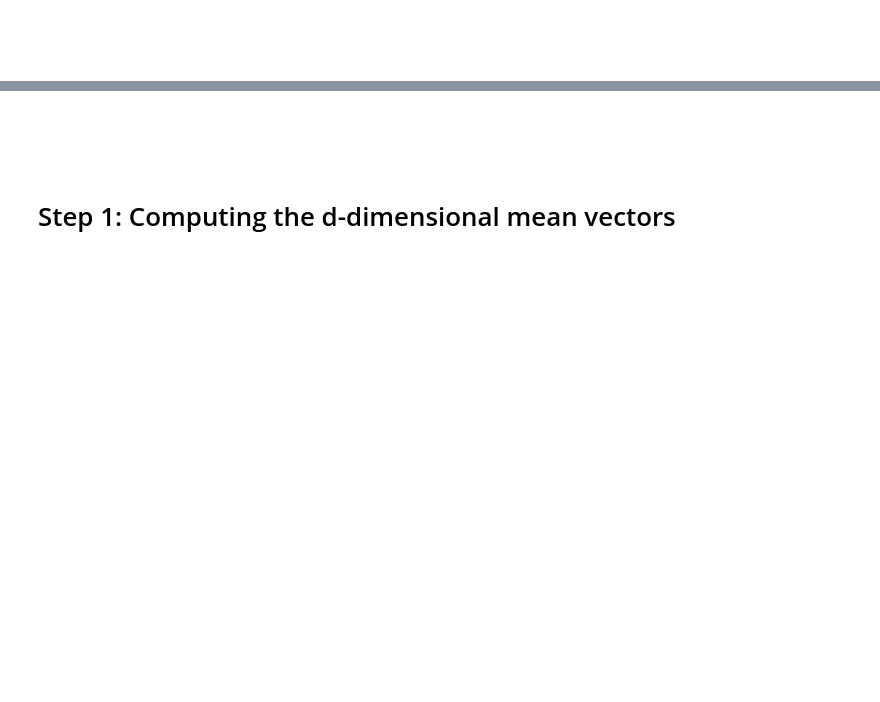
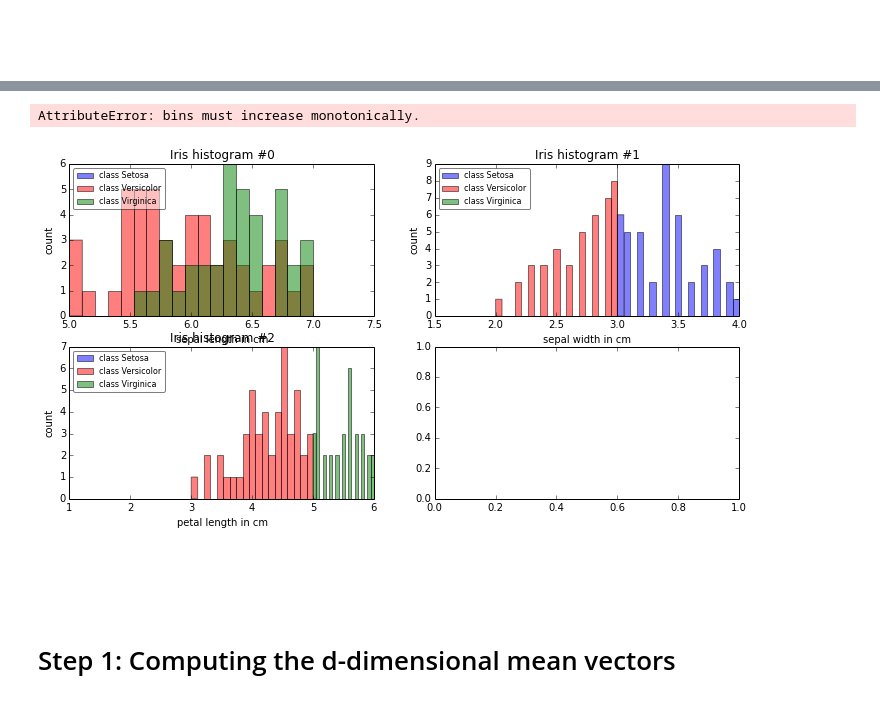
Before and after one commit to rasbt/pattern_classification, a Jupyter notebook: dimensionality_reduction/projection/linear_discriminant_analysis.ipynb, the cells around one changed output, grey strips where cells are left out. Drawn from its saved outputs; the diff is of its cells as text; code cells hidden in the pictures; blank space fills up the shorter version.

```diff
--- a/dimensionality_reduction/projection/linear_discriminant_analysis.ipynb
+++ b/dimensionality_reduction/projection/linear_discriminant_analysis.ipynb
@@ -242,0 +247,31 @@ plt.show()
+# %%
+fig, axes = plt.subplots(nrows=2, ncols=2, figsize=(12,6))
+
+
+
+for ax,cnt in zip(axes.ravel(), range(4)):
+    for lab,col in zip(range(1,4), ('blue', 'red', 'green')):
+
+        bins = np.linspace(math.ceil(np.min(X[y==lab, cnt])),
+                   math.floor(np.max(X[y==lab, cnt])),
+                   20) # fixed number of bins
+
+        ax.hist(X[y==lab, cnt],
+                   color=col,
+                   label='class %s' %label_dict[lab],
+                   bins=bins,
+                   alpha=0.5,)
+    leg = ax.legend(loc='upper left', fancybox=True, fontsize=8)
+    leg.get_frame().set_alpha(0.5)
+    ax.set_xlabel(feature_dict[cnt])
+    ax.set_ylabel('count')
+    ax.set_title('Iris histogram #%s' %cnt)
+
+fig.tight_layout()
+
+#plt.legend('upper right', fontsize=8)
+
+plt.show()
+# %% [output]
+AttributeError: bins must increase monotonically.
+[figure, added]
```
Also changed, not shown: parts of 21 cells of this notebook.
